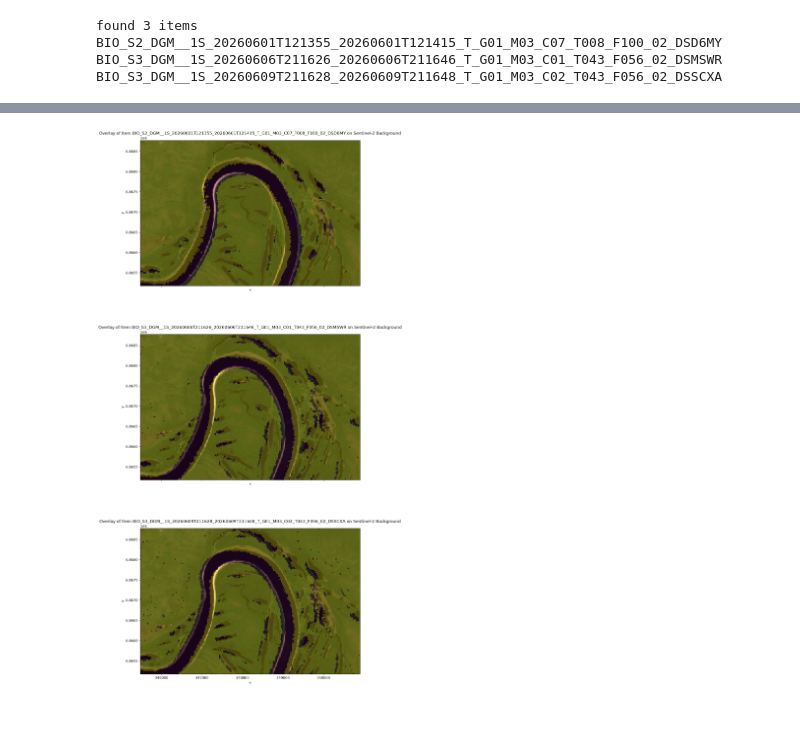
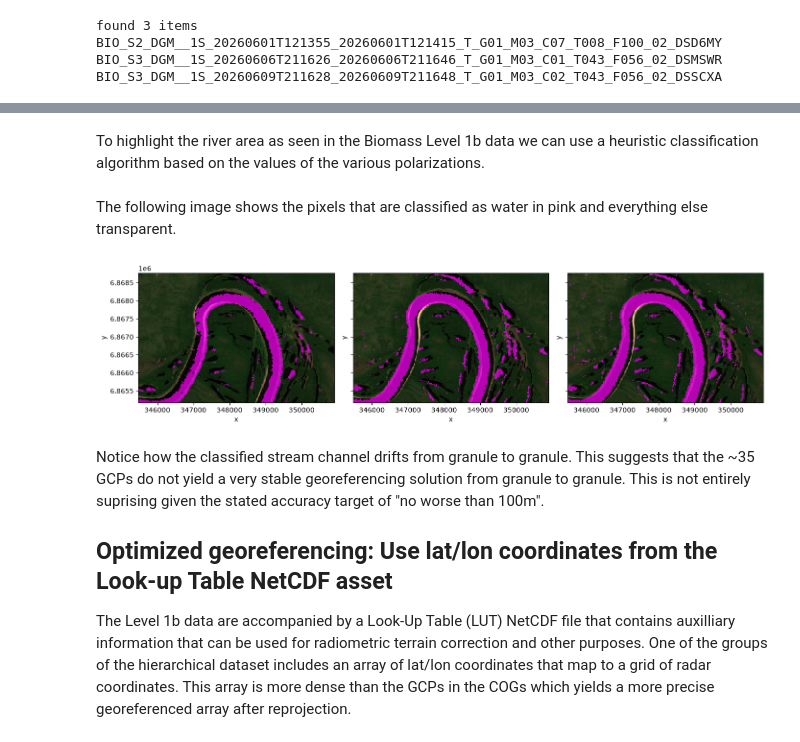
Before and after one commit to MAAP-Project/esa-biomass-gamma0, a Jupyter notebook: docs/georeferencing.ipynb, the cells around one changed output, grey strips where cells are left out. Drawn from its saved outputs; the diff is of its cells as text; code cells hidden in the pictures; blank space fills up the shorter version.

Commit message:
docs: add text to georeferencing notebook

```diff
--- a/docs/georeferencing.ipynb
+++ b/docs/georeferencing.ipynb
@@ -63,7 +129,7 @@ client = Client.open(STAC_API_URL)
 
 search = client.search(
     collections="BiomassLevel1b",
-    intersects=box(*BBOX),
+    intersects=box(*bbox),
     datetime="2026-06-01T00:00:00Z/2026-06-12T00:00:00Z",
     sortby="datetime",
     max_items=6,
@@ -198,12 +257,0 @@ with rasterio.Env(AWS_NO_SIGN_REQUEST=True):
-# %%
-s2_da = xr.DataArray(
-    s2,
-    dims=("band", "y", "x"),
-    coords={
-        "band": ["red", "green", "blue"],
-        "x": x,
-        "y": y,
-    },
-    attrs={"crs": CRS, "transform": tuple(TARGET_TRANSFORM)},
-)
-s2_da.plot.imshow()
@@ -213,36 +258,45 @@ s2_da.plot.imshow()
+# %% [markdown]
+To highlight the river area as seen in the Biomass Level 1b data we can use a heuristic classification algorithm based on the values of the various polarizations.
 # %%
 def water_mask(da: xr.DataArray) -> xr.DataArray:
-    water = (
-        (da.sel(polarization=["HH", "VV"]) < 0.30).all("polarization")
-        & (da.sel(polarization=["HV", "VH"]) < 0.18).all("polarization")
-    )
+    water = (da.sel(polarization=["HH", "VV"]) < 0.30).all("polarization") & (
+        da.sel(polarization=["HV", "VH"]) < 0.18
+    ).all("polarization")
 
-    return xr.where(water, 0, 1).astype("uint8")
+    return xr.where(water, 1, np.nan)
+
 
 gcp_water_mask = water_mask(gcp_da)
+# %% [markdown]
+The following image shows the pixels that are classified as water in pink and everything else transparent.
 # %%
-fig, axes = plt.subplots(nrows=3, ncols=1, figsize=(10, 24), sharex=True, sharey=True)
+fig, axes = plt.subplots(nrows=1, ncols=3, figsize=(14, 6), sharex=True, sharey=True)
 
 for i, (item_id, ax) in enumerate(zip(gcp_da.id.values, axes)):
-
     s2_da.plot.imshow(rgb="band", ax=ax)
 
     gcp_water_mask.sel(id=item_id).plot.imshow(
         ax=ax,
-        alpha=0.3,
-        cmap="viridis",
+        alpha=0.7,
+        cmap="cool",
         vmin=0,
         vmax=1,
         add_colorbar=False,
+        add_labels=False,
     )
 
-    ax.set_title(f"Overlay of Item {item_id} on Sentinel-2 Background")
     ax.set_aspect("equal")
 
 plt.tight_layout()
 plt.show()
 # %% [output]
-[figure, old version]
+[figure, new version]
+# %% [markdown]
+Notice how the classified stream channel drifts from granule to granule. This suggests that the ~35 GCPs do not yield a very stable georeferencing solution from granule to granule. This is not entirely suprising given the stated accuracy target of "no worse than 100m".
+
+## Optimized georeferencing: Use lat/lon coordinates from the Look-up Table NetCDF asset
+
+The Level 1b data are accompanied by a Look-Up Table (LUT) NetCDF file that contains auxilliary information that can be used for radiometric terrain correction and other purposes. One of the groups of the hierarchical dataset includes an array of lat/lon coordinates that map to a grid of radar coordinates. This array is more dense than the GCPs in the COGs which yields a more precise georeferenced array after reprojection.
 # %%
 with rasterio.Env(GDAL_HTTP_HEADERS=f"Authorization: Bearer {token}"):
     with rasterio.open(items[0].assets["enclosure_tiff"].href) as src:
```
Also changed, not shown: parts of 27 cells of this notebook, 6 other files.
